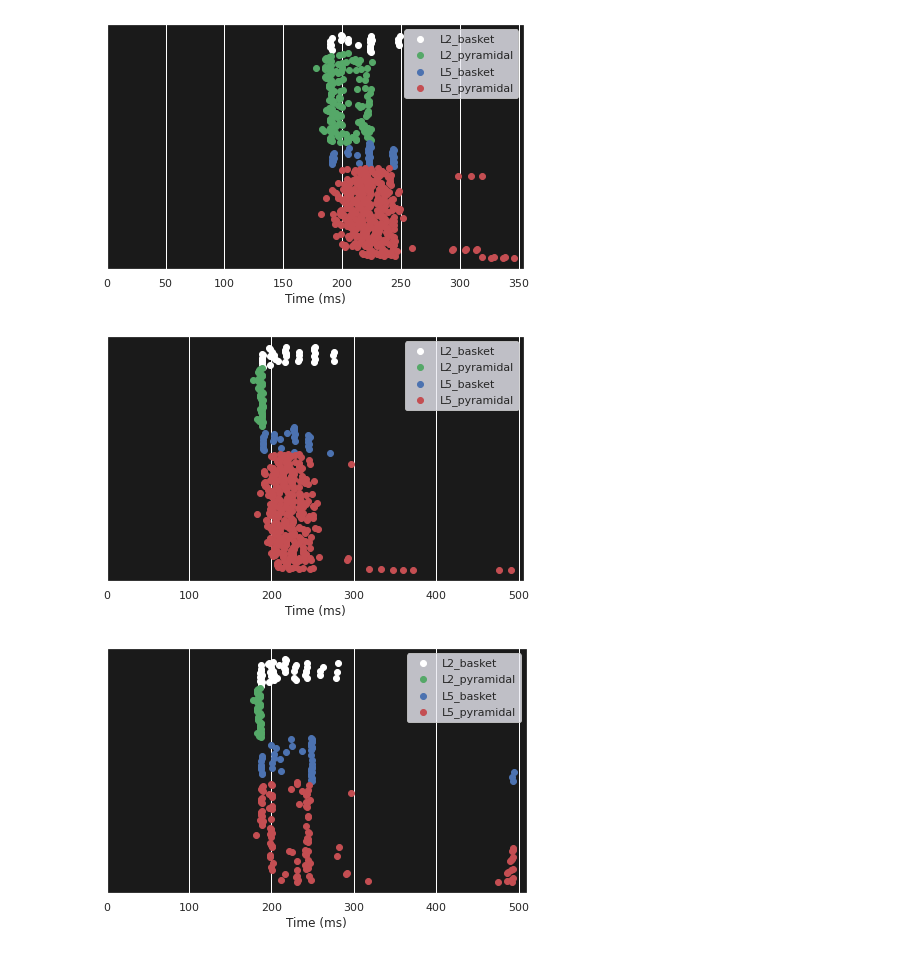
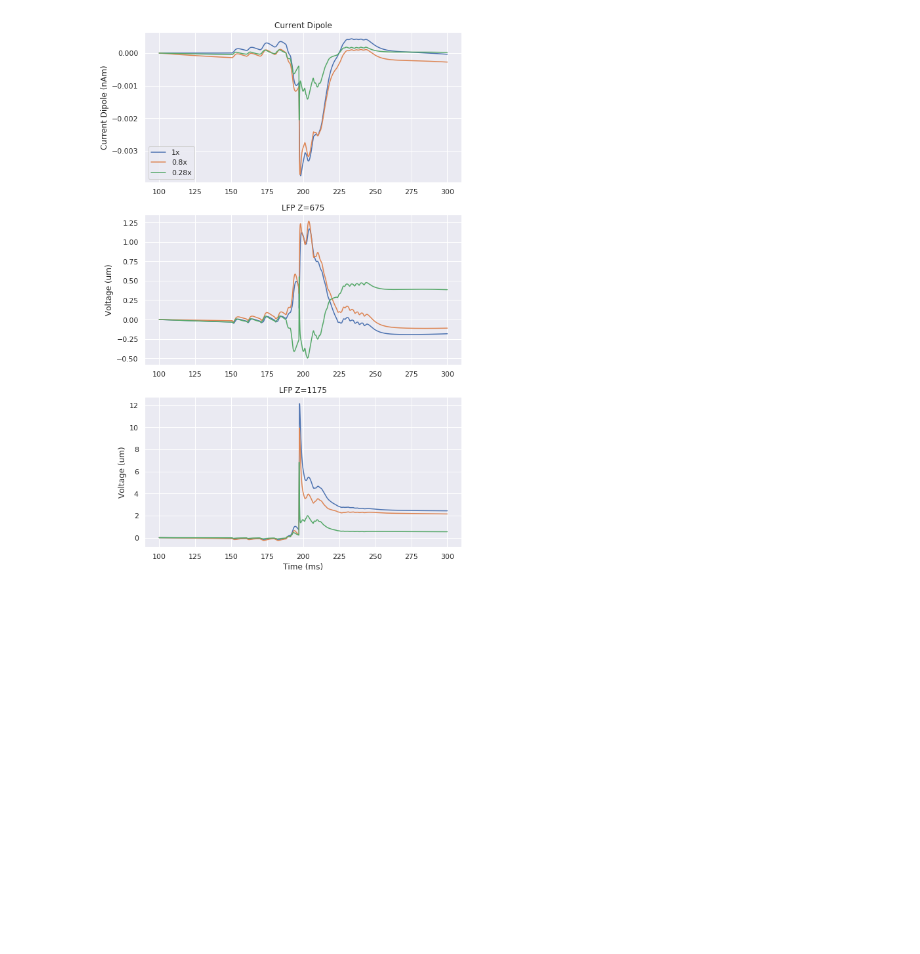
Before and after one commit to rythorpe/beta_modeling, a Jupyter notebook: sim_beta.ipynb, the cells around one changed output. Saved outputs shown, nothing was run; the diff lists cells and outputs as text; code cells hidden in the pictures; blank space fills up the shorter version.

```diff
--- a/sim_beta.ipynb
+++ b/sim_beta.ipynb
@@ -34,7 +10,0 @@ plot_dipole(dpl_list)
-# %%
-for net in net_list:
-    net.cell_response.plot_spikes_raster()
-# %% [output]
-[figure, removed]
-[figure, removed]
-[figure, removed]
@@ -40,0 +139,33 @@ for net in net_list:
+# %%
+color = ['C0', 'C1', 'C2']
+plt.figure(figsize=(8, 12))
+
+for idx in range(3):
+    times = dpl_list[idx].times
+    contact_idx1 = 10
+    contact_idx2 = 15
+
+    times_mask = np.logical_and(times < 300, times > 100)
+
+    plt.subplot(3,1,1)
+    plt.plot(times[times_mask], dpl_list[idx].data['agg'][times_mask], color=color[idx], label=f'{scaling_factors[idx]}x')
+    plt.title(f'Current Dipole')
+    plt.ylabel('Current Dipole (nAm)')
+    plt.legend()
+
+
+    plt.subplot(3,1,2)
+    lfp1 = lfp_data[idx]['shank1'].voltages.squeeze()[contact_idx1, times_mask]
+    plt.plot(times[times_mask], lfp1 - lfp1[0], color=color[idx])
+    plt.title(f'LFP Z={depths[contact_idx1]}')
+    plt.ylabel('Voltage (um)')
+
+    plt.subplot(3,1,3)
+    lfp2 = lfp_data[idx]['shank1'].voltages.squeeze()[contact_idx2, times_mask]
+    plt.plot(times[times_mask], lfp2 - lfp2[0], color=color[idx])
+    plt.title(f'LFP Z={depths[contact_idx2]}')
+    plt.xlabel('Time (ms)')
+    plt.ylabel('Voltage (um)')
+plt.tight_layout()
+# %% [output]
+[figure, added]
```
Also changed, not shown: parts of 7 cells of this notebook, 1 other file.
